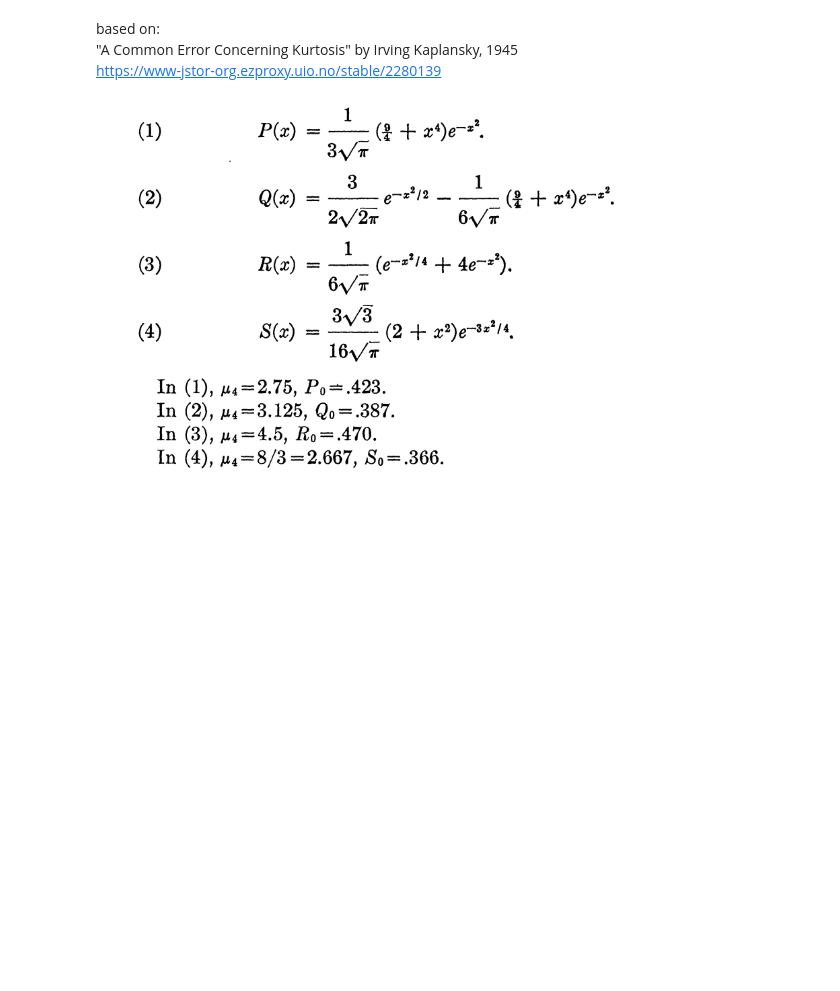
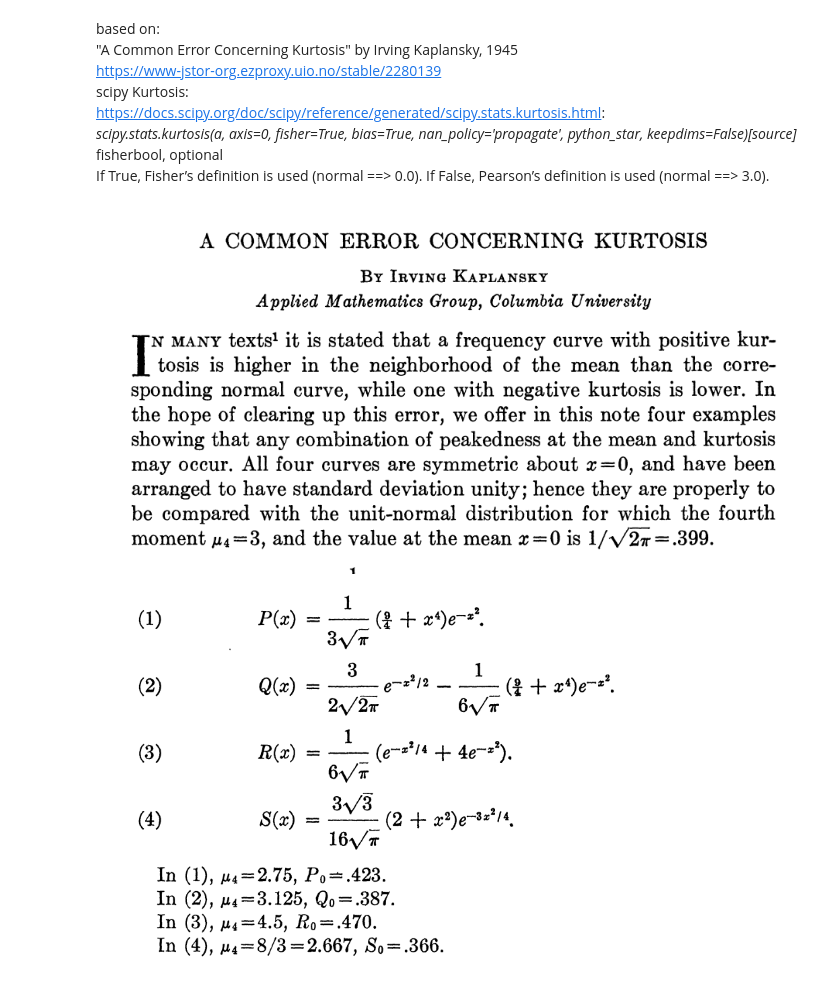
Before and after one commit to AnnaWojciechowska/MEK4350, a Jupyter notebook: Kurtosis/kurtosis.ipynb, the cells around one changed output. Saved outputs shown, nothing was run; the diff lists cells and outputs as text; code cells hidden in the pictures; blank space fills up the shorter version.

Commit message:
adding common error and cleaning

```diff
--- a/Kurtosis/kurtosis.ipynb
+++ b/Kurtosis/kurtosis.ipynb
@@ -10,6 +10,16 @@ import matplotlib.pyplot as plt
 based on:
 "A Common Error Concerning Kurtosis" by Irving Kaplansky, 1945
 https://www-jstor-org.ezproxy.uio.no/stable/2280139
+scipy Kurtosis:
+https://docs.scipy.org/doc/scipy/reference/generated/scipy.stats.kurtosis.html:
+*scipy.stats.kurtosis(a, axis=0, fisher=True, bias=True, nan_policy='propagate', python_star, keepdims=False)[source]*
+fisherbool, optional
+If True, Fisher’s definition is used (normal ==> 0.0). If False, Pearson’s definition is used (normal ==> 3.0).
+# %%
+from IPython.display import Image
+Image(filename="./common_error.png")
+# %% [output]
+[figure, added]
 # %%
 from IPython.display import Image
 Image(filename="./kurtosis.png")
```
Also changed, not shown: parts of 4 cells of this notebook, 1 other file.
